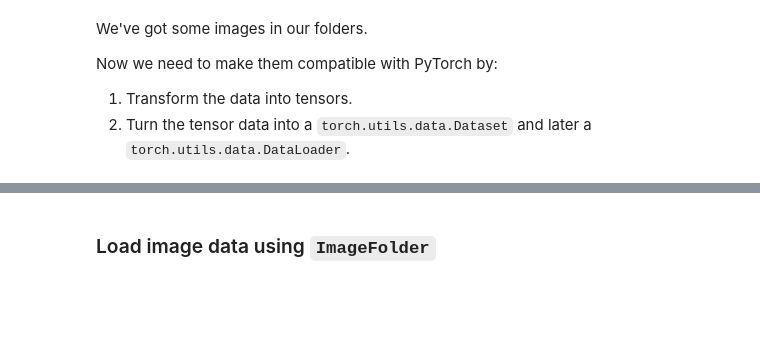
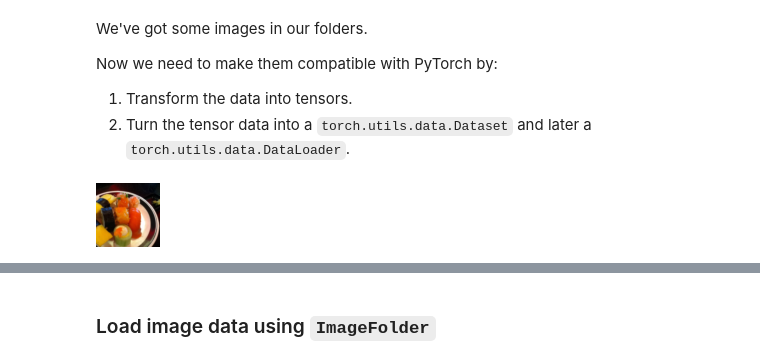
Before and after one commit to lnsayer/udemy_ml_course, a Jupyter notebook: my_04_pytorch_custom_datasets_exercises.ipynb, the cells around one changed output, grey strips where cells are left out. Saved outputs shown, nothing was run; the diff lists cells and outputs as text; code cells hidden in the pictures; blank space fills up the shorter version.

```diff
--- a/my_04_pytorch_custom_datasets_exercises.ipynb
+++ b/my_04_pytorch_custom_datasets_exercises.ipynb
@@ -166,0 +178,16 @@ Now we need to make them compatible with PyTorch by:
+# %%
+# Write transform for turning images into tensors
+from torchvision.transforms import v2
+
+# Create transform from v2: faster and can do more things
+transform = v2.Compose([
+    v2.ToDtype(torch.float32, scale=True),
+    v2.Resize(size=(64, 64), antialias=True),
+    v2.RandomHorizontalFlip(p=0.5),
+    v2.TrivialAugmentWide()
+])
+transformed_img = transform(img)
+
+transformed_img
+# %% [output]
+[figure, added]
```
Also changed, not shown: parts of 11 cells of this notebook.
